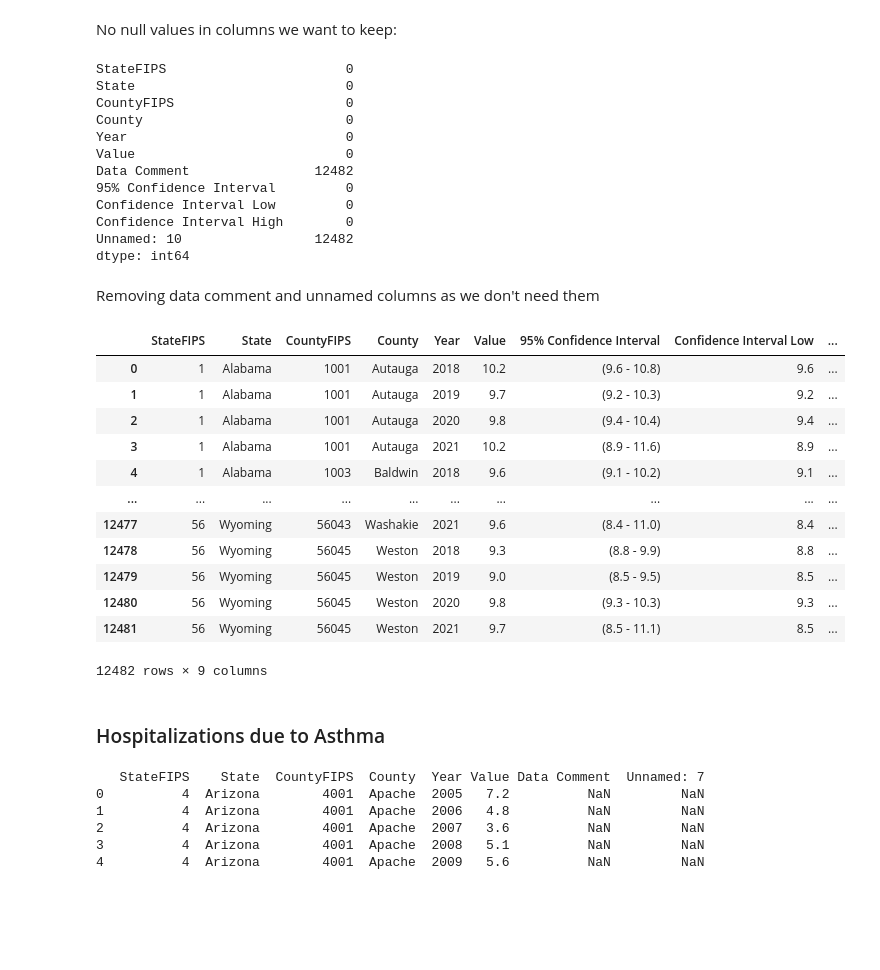
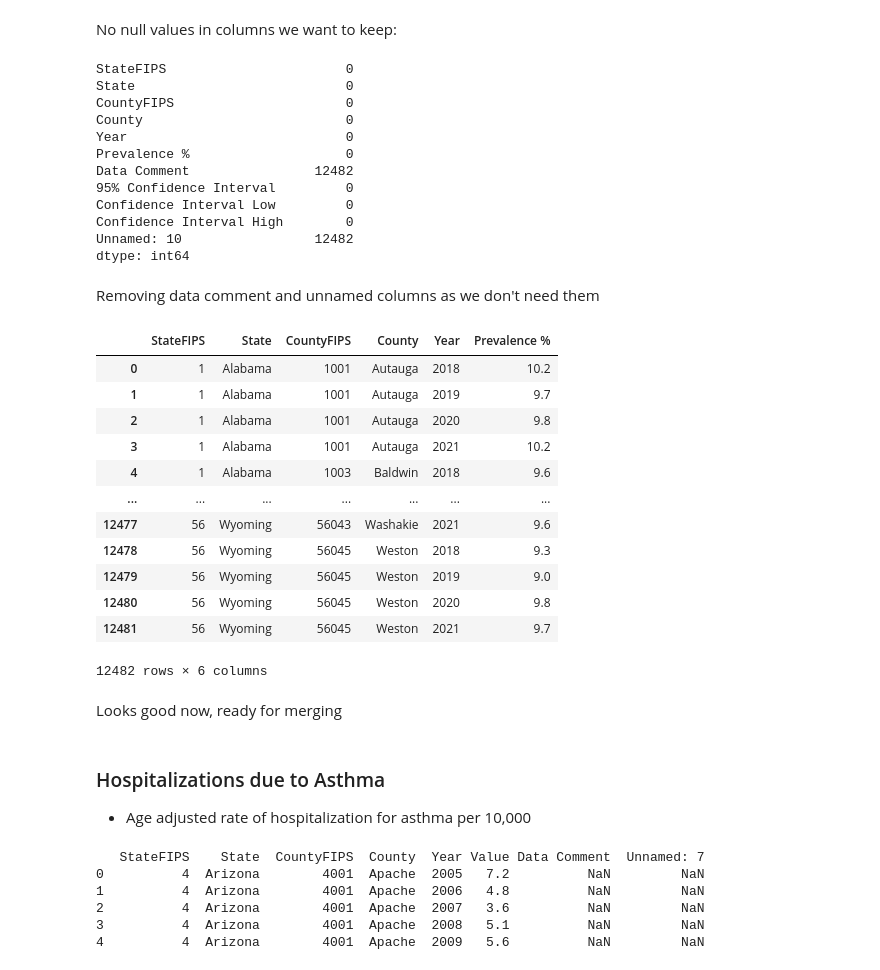
Before and after one commit to Airee66/DAT490, a Jupyter notebook: EDA.ipynb, the cells around one changed output. Drawn from its saved outputs; the diff is of its cells as text; code cells hidden in the pictures; blank space fills up the shorter version.

Commit message:
Merged asthma prev and hosp

```diff
--- a/EDA.ipynb
+++ b/EDA.ipynb
@@ -68,6 +68,7 @@ print(asthma_prev.head())
 # %% [markdown]
 No null values in columns we want to keep:
 # %%
+asthma_prev.rename(columns = {'Value':'Prevalence %'}, inplace = True)
 asthma_prev.isnull().sum()
 # %% [output]
 StateFIPS                       0
@@ -75,7 +76,7 @@ State                           0
 CountyFIPS                      0
 County                          0
 Year                            0
-Value                           0
+Prevalence %                    0
 Data Comment                12482
 95% Confidence Interval         0
 Confidence Interval Low         0
@@ -87,23 +88,27 @@ Removing data comment and unnamed columns as we don't need them
 # %%
 asthma_prev = asthma_prev.drop(['Data Comment'], axis=1)
 asthma_prev = asthma_prev.drop(['Unnamed: 10'], axis=1)
+asthma_prev = asthma_prev.drop(['95% Confidence Interval', 'Confidence Interval Low', 'Confidence Interval High'], axis=1)
 asthma_prev
 # %% [output]
-|  | StateFIPS | State | CountyFIPS | County | Year | Value | 95% Confidence Interval | Confidence Interval Low | ... |
-| 0 | 1 | Alabama | 1001 | Autauga | 2018 | 10.2 | (9.6 - 10.8) | 9.6 | ... |
-| 1 | 1 | Alabama | 1001 | Autauga | 2019 | 9.7 | (9.2 - 10.3) | 9.2 | ... |
-| 2 | 1 | Alabama | 1001 | Autauga | 2020 | 9.8 | (9.4 - 10.4) | 9.4 | ... |
-| 3 | 1 | Alabama | 1001 | Autauga | 2021 | 10.2 | (8.9 - 11.6) | 8.9 | ... |
-| 4 | 1 | Alabama | 1003 | Baldwin | 2018 | 9.6 | (9.1 - 10.2) | 9.1 | ... |
-| ... | ... | ... | ... | ... | ... | ... | ... | ... | ... |
-| 12477 | 56 | Wyoming | 56043 | Washakie | 2021 | 9.6 | (8.4 - 11.0) | 8.4 | ... |
-| 12478 | 56 | Wyoming | 56045 | Weston | 2018 | 9.3 | (8.8 - 9.9) | 8.8 | ... |
-| 12479 | 56 | Wyoming | 56045 | Weston | 2019 | 9.0 | (8.5 - 9.5) | 8.5 | ... |
-| 12480 | 56 | Wyoming | 56045 | Weston | 2020 | 9.8 | (9.3 - 10.3) | 9.3 | ... |
-| 12481 | 56 | Wyoming | 56045 | Weston | 2021 | 9.7 | (8.5 - 11.1) | 8.5 | ... |
+|  | StateFIPS | State | CountyFIPS | County | Year | Prevalence % |
+| 0 | 1 | Alabama | 1001 | Autauga | 2018 | 10.2 |
+| 1 | 1 | Alabama | 1001 | Autauga | 2019 | 9.7 |
+| 2 | 1 | Alabama | 1001 | Autauga | 2020 | 9.8 |
+| 3 | 1 | Alabama | 1001 | Autauga | 2021 | 10.2 |
+| 4 | 1 | Alabama | 1003 | Baldwin | 2018 | 9.6 |
+| ... | ... | ... | ... | ... | ... | ... |
+| 12477 | 56 | Wyoming | 56043 | Washakie | 2021 | 9.6 |
+| 12478 | 56 | Wyoming | 56045 | Weston | 2018 | 9.3 |
+| 12479 | 56 | Wyoming | 56045 | Weston | 2019 | 9.0 |
+| 12480 | 56 | Wyoming | 56045 | Weston | 2020 | 9.8 |
+| 12481 | 56 | Wyoming | 56045 | Weston | 2021 | 9.7 |
-12482 rows × 9 columns
+12482 rows × 6 columns
+# %% [markdown]
+Looks good now, ready for merging
 # %% [markdown]
 ### Hospitalizations due to Asthma
+- Age adjusted rate of hospitalization for asthma per 10,000
 # %%
 print(asthma_hosp.head())
 df = asthma_hosp.sort_values(by = 'Year', ascending = True)
```
Also changed, not shown: parts of 7 cells of this notebook.
